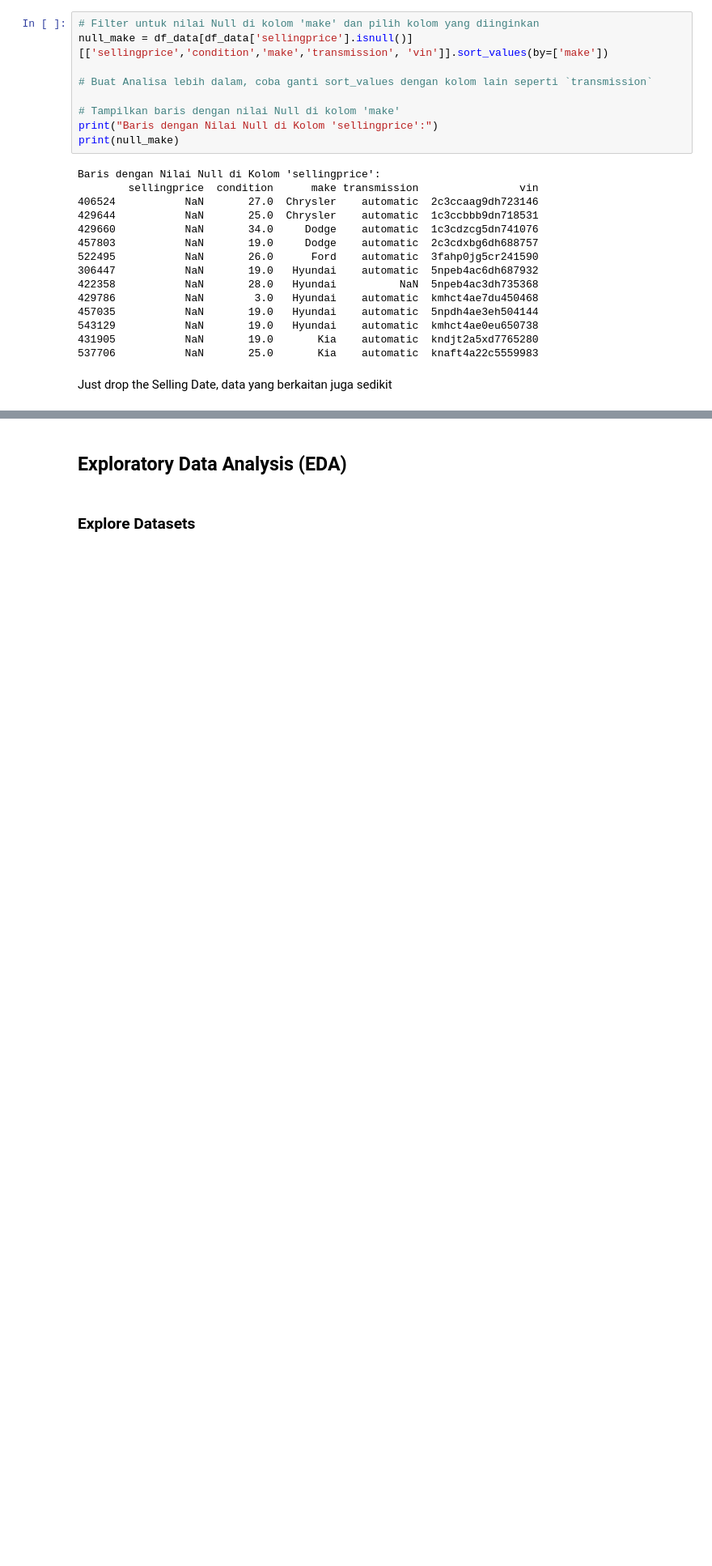
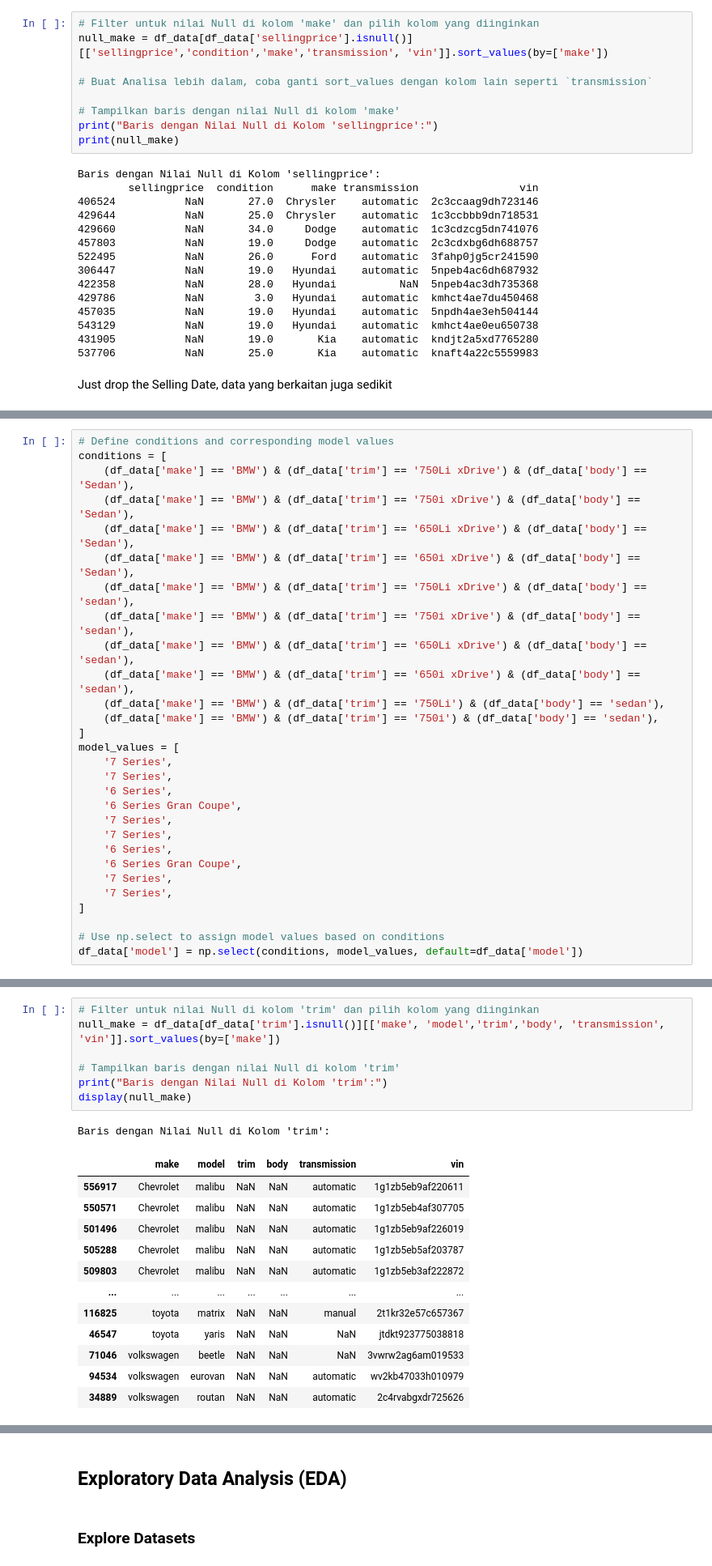
Before and after one commit to Bayhaqieee/GDG_ML_Learning, a Jupyter notebook: Hands_on_DataAnalysis_.ipynb, the cells around one changed output, grey strips where cells are left out. Shown at 81% size. Cells and saved outputs as stored; diff of their text form; blank space fills up the shorter version.

```diff
--- a/Hands_on_DataAnalysis_.ipynb
+++ b/Hands_on_DataAnalysis_.ipynb
@@ -1103,0 +1249,29 @@ Just drop the Selling Date, data yang berkaitan juga sedikit
+# %%
+# Define conditions and corresponding model values
+conditions = [
+    (df_data['make'] == 'BMW') & (df_data['trim'] == '750Li xDrive') & (df_data['body'] == 'Sedan'),
+    (df_data['make'] == 'BMW') & (df_data['trim'] == '750i xDrive') & (df_data['body'] == 'Sedan'),
+    (df_data['make'] == 'BMW') & (df_data['trim'] == '650Li xDrive') & (df_data['body'] == 'Sedan'),
+    (df_data['make'] == 'BMW') & (df_data['trim'] == '650i xDrive') & (df_data['body'] == 'Sedan'),
+    (df_data['make'] == 'BMW') & (df_data['trim'] == '750Li xDrive') & (df_data['body'] == 'sedan'),
+    (df_data['make'] == 'BMW') & (df_data['trim'] == '750i xDrive') & (df_data['body'] == 'sedan'),
+    (df_data['make'] == 'BMW') & (df_data['trim'] == '650Li xDrive') & (df_data['body'] == 'sedan'),
+    (df_data['make'] == 'BMW') & (df_data['trim'] == '650i xDrive') & (df_data['body'] == 'sedan'),
+    (df_data['make'] == 'BMW') & (df_data['trim'] == '750Li') & (df_data['body'] == 'sedan'),
+    (df_data['make'] == 'BMW') & (df_data['trim'] == '750i') & (df_data['body'] == 'sedan'),
+]
+model_values = [
+    '7 Series',
+    '7 Series',
+    '6 Series',
+    '6 Series Gran Coupe',
+    '7 Series',
+    '7 Series',
+    '6 Series',
+    '6 Series Gran Coupe',
+    '7 Series',
+    '7 Series',
+]
+
+# Use np.select to assign model values based on conditions
+df_data['model'] = np.select(conditions, model_values, default=df_data['model'])
@@ -1103,0 +1309,21 @@ Just drop the Selling Date, data yang berkaitan juga sedikit
+# %%
+# Filter untuk nilai Null di kolom 'trim' dan pilih kolom yang diinginkan
+null_make = df_data[df_data['trim'].isnull()][['make', 'model','trim','body', 'transmission', 'vin']].sort_values(by=['make'])
+
+# Tampilkan baris dengan nilai Null di kolom 'trim'
+print("Baris dengan Nilai Null di Kolom 'trim':")
+display(null_make)
+# %% [output]
+Baris dengan Nilai Null di Kolom 'trim':
+|  | make | model | trim | body | transmission | vin |
+| 556917 | Chevrolet | malibu | NaN | NaN | automatic | 1g1zb5eb9af220611 |
+| 550571 | Chevrolet | malibu | NaN | NaN | automatic | 1g1zb5eb4af307705 |
+| 501496 | Chevrolet | malibu | NaN | NaN | automatic | 1g1zb5eb9af226019 |
+| 505288 | Chevrolet | malibu | NaN | NaN | automatic | 1g1zb5eb5af203787 |
+| 509803 | Chevrolet | malibu | NaN | NaN | automatic | 1g1zb5eb3af222872 |
+| ... | ... | ... | ... | ... | ... | ... |
+| 116825 | toyota | matrix | NaN | NaN | manual | 2t1kr32e57c657367 |
+| 46547 | toyota | yaris | NaN | NaN | NaN | jtdkt923775038818 |
+| 71046 | volkswagen | beetle | NaN | NaN | NaN | 3vwrw2ag6am019533 |
+| 94534 | volkswagen | eurovan | NaN | NaN | automatic | wv2kb47033h010979 |
+| 34889 | volkswagen | routan | NaN | NaN | automatic | 2c4rvabgxdr725626 |
```
Also changed, not shown: parts of 48 cells of this notebook.
